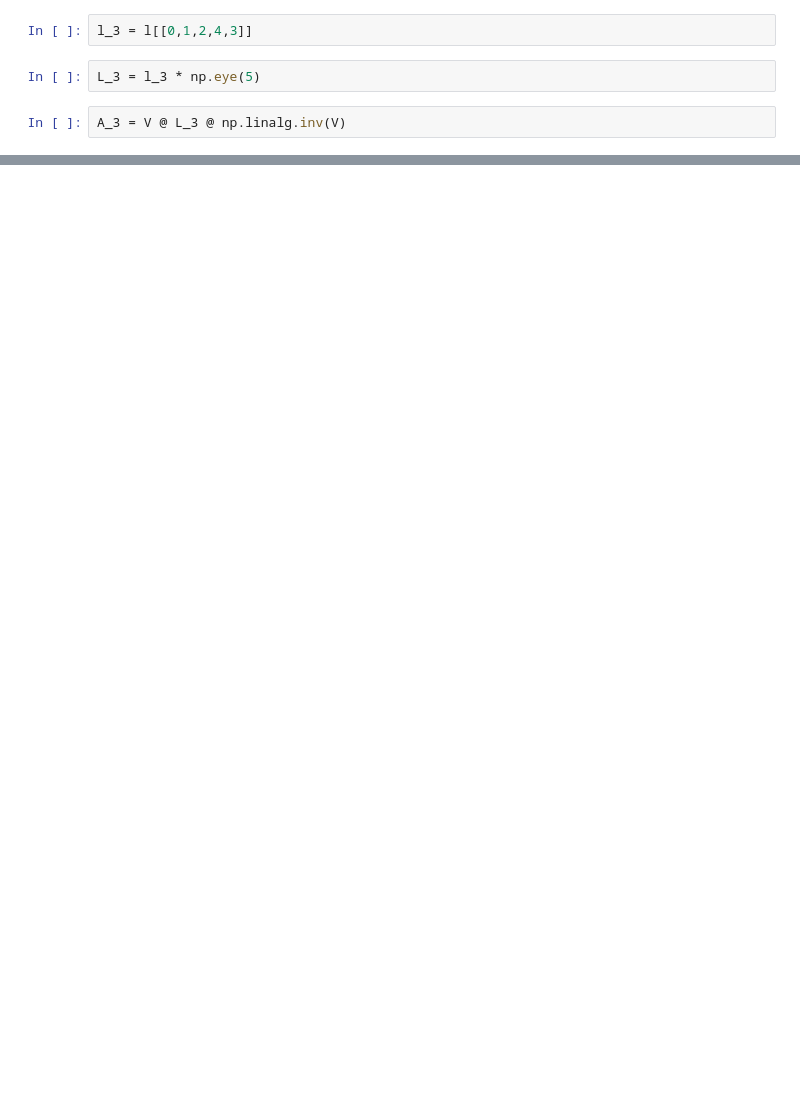
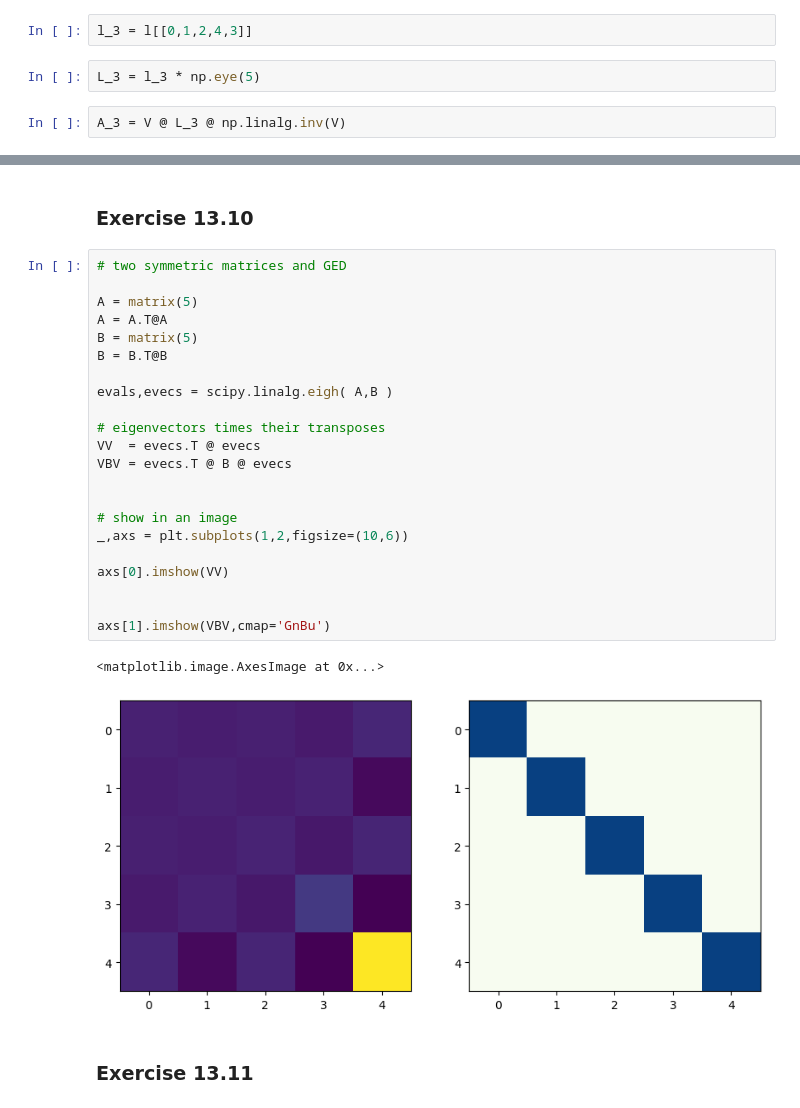
Before and after one commit to falasur/LA4DS, a Jupyter notebook: LA4DS_Ch13.ipynb, the cells around one changed output, grey strips where cells are left out. Saved outputs shown, nothing was run; the diff lists cells and outputs as text; blank space fills up the shorter version.

```diff
--- a/LA4DS_Ch13.ipynb
+++ b/LA4DS_Ch13.ipynb
@@ -159,0 +313,29 @@ Text(0.5, 1.0, 'Reconstruction accuracy')
+# %% [markdown]
+### Exercise 13.10
+# %%
+# two symmetric matrices and GED
+
+A = matrix(5)
+A = A.T@A
+B = matrix(5)
+B = B.T@B
+
+evals,evecs = scipy.linalg.eigh( A,B )
+
+# eigenvectors times their transposes
+VV  = evecs.T @ evecs
+VBV = evecs.T @ B @ evecs
+
+
+# show in an image
+_,axs = plt.subplots(1,2,figsize=(10,6))
+
+axs[0].imshow(VV)
+
+
+axs[1].imshow(VBV,cmap='GnBu')
+# %% [output]
+<matplotlib.image.AxesImage at 0x...>
+[figure, added]
+# %% [markdown]
+### Exercise 13.11
```
Also changed, not shown: parts of 53 cells of this notebook.
